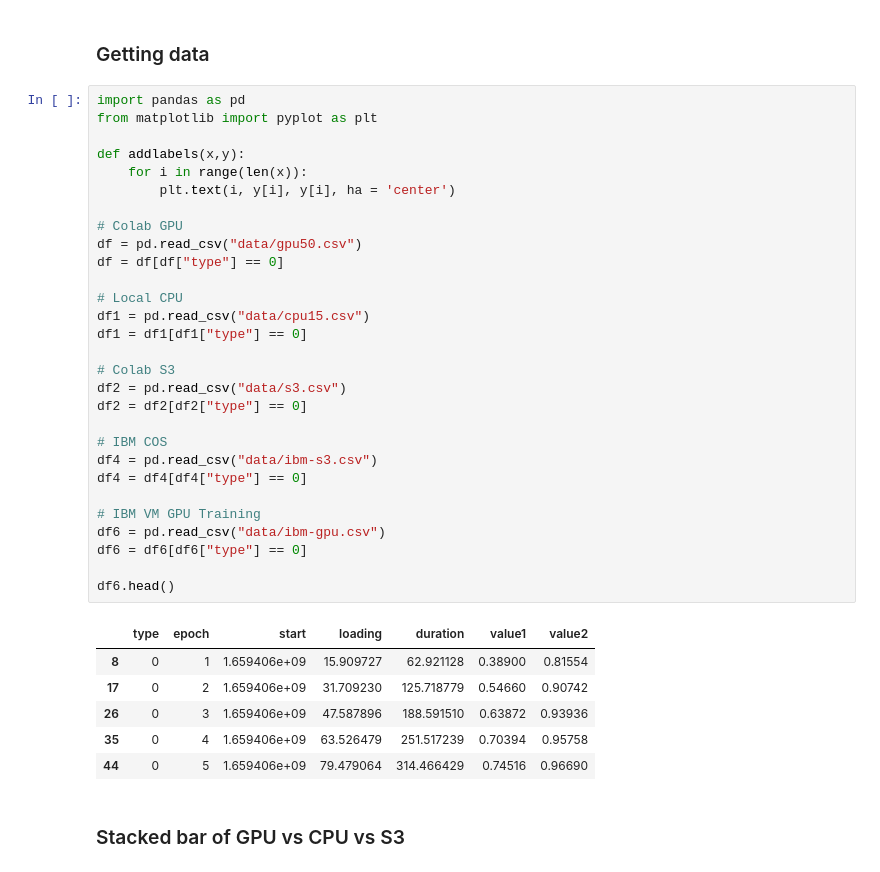
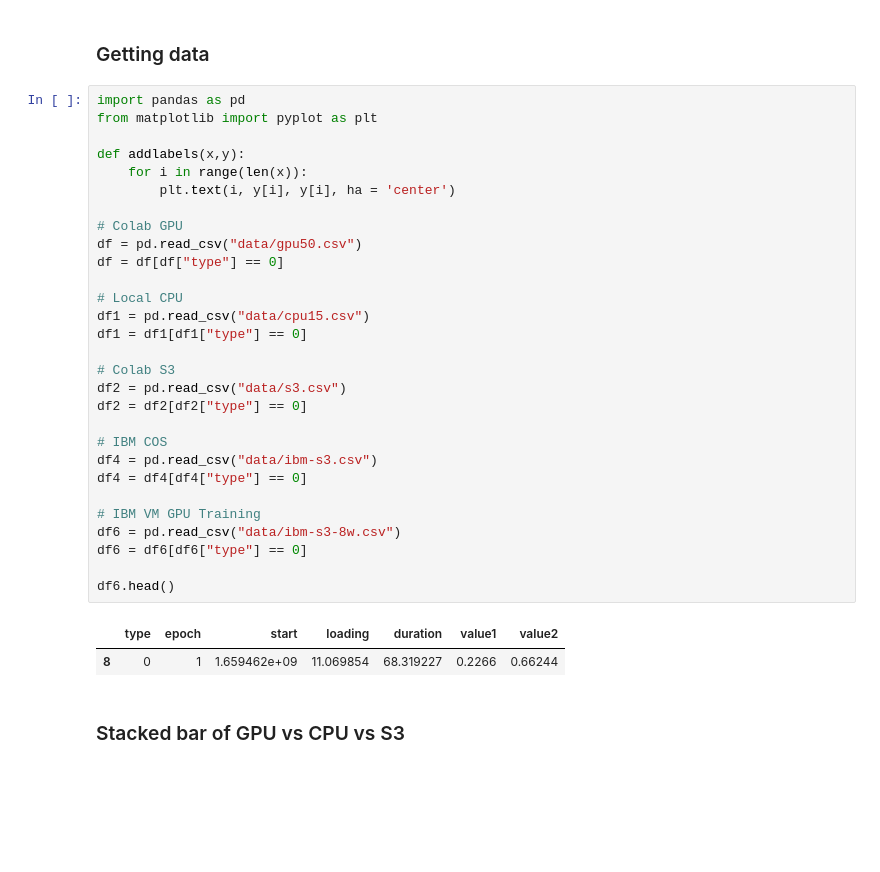
Before and after one commit to emyik/train-using-sion, a Jupyter notebook: plotData.ipynb, the cells around one changed output. Cells and saved outputs as stored; diff of their text form; blank space fills up the shorter version.

```diff
--- a/plotData.ipynb
+++ b/plotData.ipynb
@@ -24,39 +24,35 @@ plt.show()
 # %%
 import pandas as pd
 from matplotlib import pyplot as plt
 
 def addlabels(x,y):
     for i in range(len(x)):
         plt.text(i, y[i], y[i], ha = 'center')
 
 # Colab GPU
 df = pd.read_csv("data/gpu50.csv")
 df = df[df["type"] == 0]
 
 # Local CPU
 df1 = pd.read_csv("data/cpu15.csv")
 df1 = df1[df1["type"] == 0]
 
 # Colab S3
 df2 = pd.read_csv("data/s3.csv")
 df2 = df2[df2["type"] == 0]
 
 # IBM COS
 df4 = pd.read_csv("data/ibm-s3.csv")
 df4 = df4[df4["type"] == 0]
 
 # IBM VM GPU Training
-df6 = pd.read_csv("data/ibm-gpu.csv")
+df6 = pd.read_csv("data/ibm-s3-8w.csv")
 df6 = df6[df6["type"] == 0]
 
 df6.head()
 # %% [output]
 |  | type | epoch | start | loading | duration | value1 | value2 |
-| 8 | 0 | 1 | 1.659406e+09 | 15.909727 | 62.921128 | 0.38900 | 0.81554 |
-| 17 | 0 | 2 | 1.659406e+09 | 31.709230 | 125.718779 | 0.54660 | 0.90742 |
-| 26 | 0 | 3 | 1.659406e+09 | 47.587896 | 188.591510 | 0.63872 | 0.93936 |
-| 35 | 0 | 4 | 1.659406e+09 | 63.526479 | 251.517239 | 0.70394 | 0.95758 |
-| 44 | 0 | 5 | 1.659406e+09 | 79.479064 | 314.466429 | 0.74516 | 0.96690 |
+| 8 | 0 | 1 | 1.659462e+09 | 11.069854 | 68.319227 | 0.2266 | 0.66244 |
 # %% [markdown]
 ### Stacked bar of GPU vs CPU vs S3
 # %%
```
Also changed, not shown: parts of 1 cell of this notebook.
